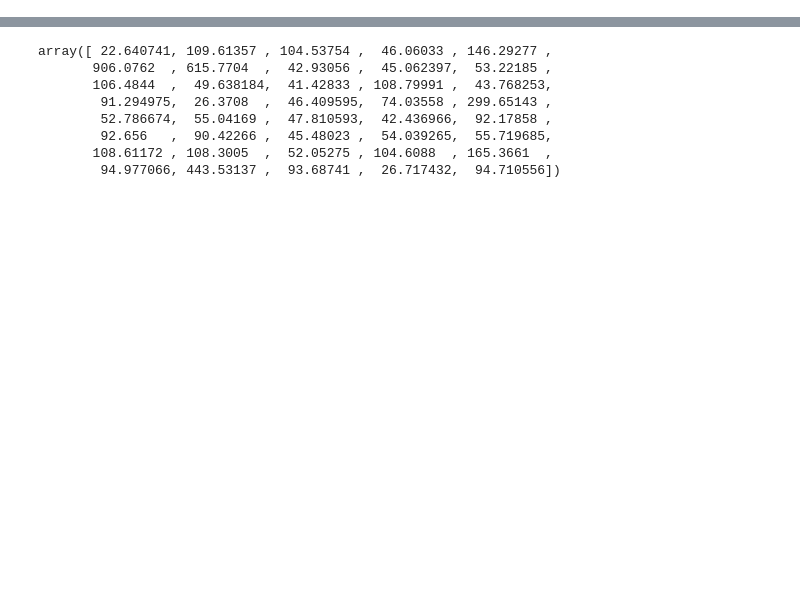
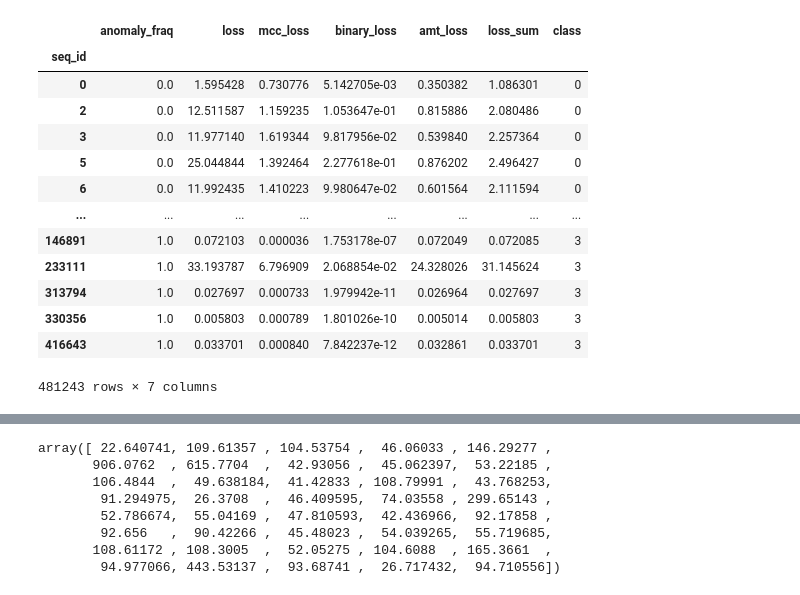
Before and after one commit to Ilykuleshov/transaction-data-generation, a Jupyter notebook: notebooks/test_anomaly_detect.ipynb, the cells around one changed output, grey strips where cells are left out. Saved outputs shown, nothing was run; the diff lists cells and outputs as text; code cells hidden in the pictures; blank space fills up the shorter version.

```diff
--- a/notebooks/test_anomaly_detect.ipynb
+++ b/notebooks/test_anomaly_detect.ipynb
@@ -133,0 +183,17 @@ plt.plot(agg_df.index, agg_df['loss_sum']['mean'])
+# %%
+losses_df
+# %% [output]
+|  | anomaly_fraq | loss | mcc_loss | binary_loss | amt_loss | loss_sum | class |
+| seq_id |  |  |  |  |  |  |  |
+| 0 | 0.0 | 1.595428 | 0.730776 | 5.142705e-03 | 0.350382 | 1.086301 | 0 |
+| 2 | 0.0 | 12.511587 | 1.159235 | 1.053647e-01 | 0.815886 | 2.080486 | 0 |
+| 3 | 0.0 | 11.977140 | 1.619344 | 9.817956e-02 | 0.539840 | 2.257364 | 0 |
+| 5 | 0.0 | 25.044844 | 1.392464 | 2.277618e-01 | 0.876202 | 2.496427 | 0 |
+| 6 | 0.0 | 11.992435 | 1.410223 | 9.980647e-02 | 0.601564 | 2.111594 | 0 |
+| ... | ... | ... | ... | ... | ... | ... | ... |
+| 146891 | 1.0 | 0.072103 | 0.000036 | 1.753178e-07 | 0.072049 | 0.072085 | 3 |
+| 233111 | 1.0 | 33.193787 | 6.796909 | 2.068854e-02 | 24.328026 | 31.145624 | 3 |
+| 313794 | 1.0 | 0.027697 | 0.000733 | 1.979942e-11 | 0.026964 | 0.027697 | 3 |
+| 330356 | 1.0 | 0.005803 | 0.000789 | 1.801026e-10 | 0.005014 | 0.005803 | 3 |
+| 416643 | 1.0 | 0.033701 | 0.000840 | 7.842237e-12 | 0.032861 | 0.033701 | 3 |
+481243 rows × 7 columns
```
Also changed, not shown: parts of 26 cells of this notebook, 6 other files.
